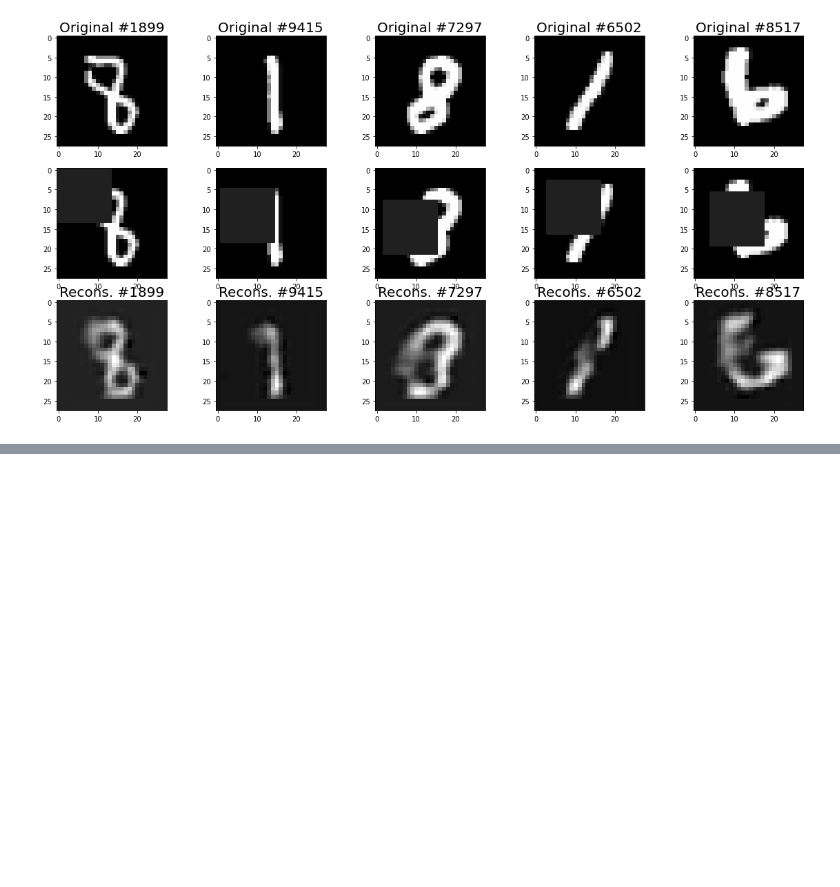
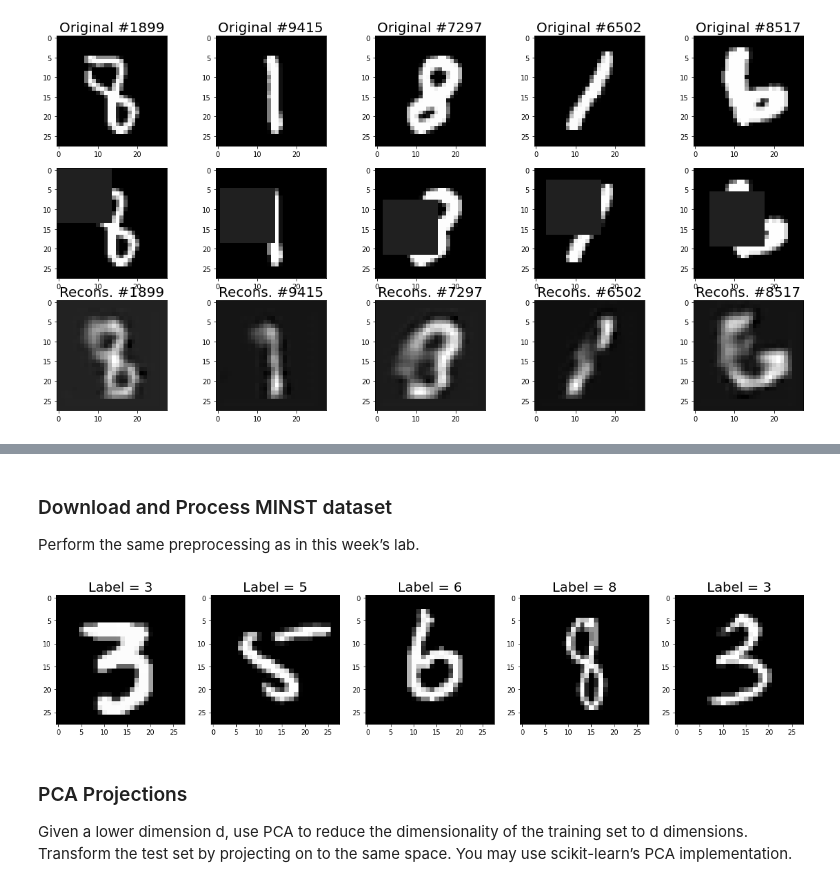
Before and after one commit to sharma-apoorv/Deep-Learning, a Jupyter notebook: Homework/4_AutoEncoders/DATA_598_HW_4.ipynb, the cells around one changed output, grey strips where cells are left out. Drawn from its saved outputs; the diff is of its cells as text; code cells hidden in the pictures; blank space fills up the shorter version.

```diff
--- a/Homework/4_AutoEncoders/DATA_598_HW_4.ipynb
+++ b/Homework/4_AutoEncoders/DATA_598_HW_4.ipynb
@@ -310,0 +323,14 @@ for i, idx in enumerate(idxs):
+# %% [markdown]
+### Download and Process MINST dataset
+Perform the same preprocessing as in this week’s lab.
+# %%
+f, ax = plt.subplots(1, 5, figsize=(20, 4))
+for i, idx in enumerate(np.random.choice(X_train.shape[0], 5)):
+    ax[i].imshow(X_train[idx].squeeze() * std + mean, cmap='gray', vmin=0, vmax=255)
+    ax[i].set_title(f'Label = {y_train[idx]}', fontsize=20)
+# %% [output]
+[figure, added]
+# %% [markdown]
+### PCA Projections
+Given a lower dimension d, use PCA to reduce the dimensionality of the training set to d dimensions.
+Transform the test set by projecting on to the same space. You may use scikit-learn’s PCA implementation.
```
Also changed, not shown: parts of 9 cells of this notebook.
